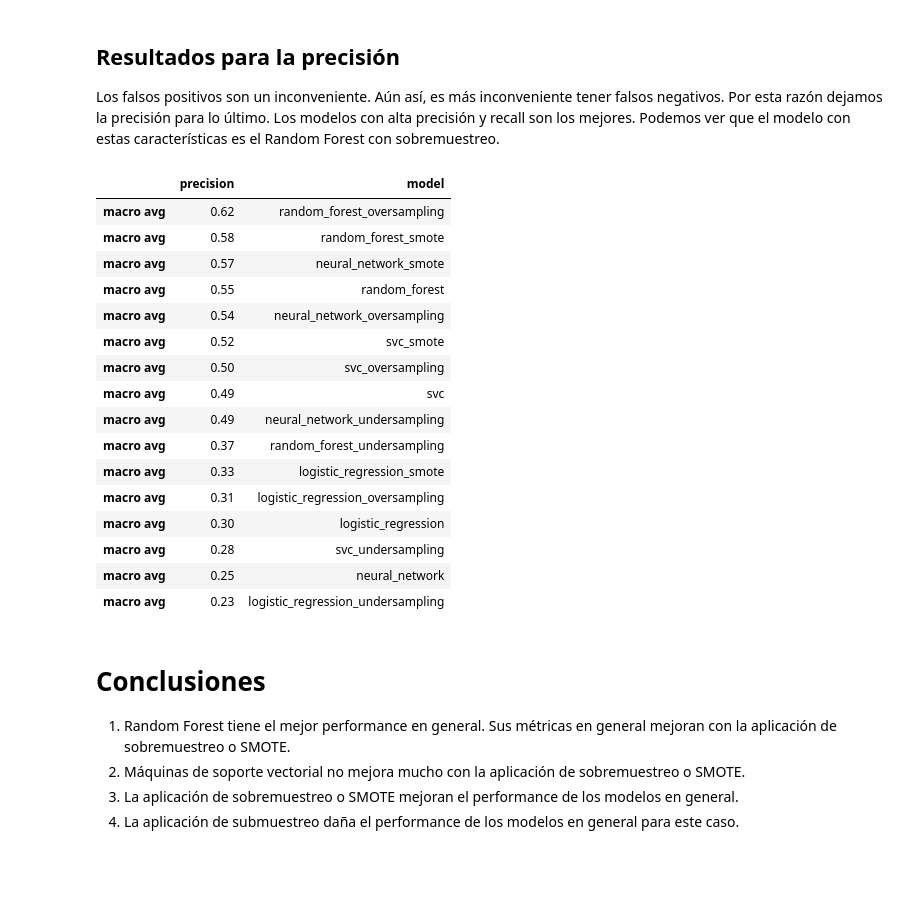
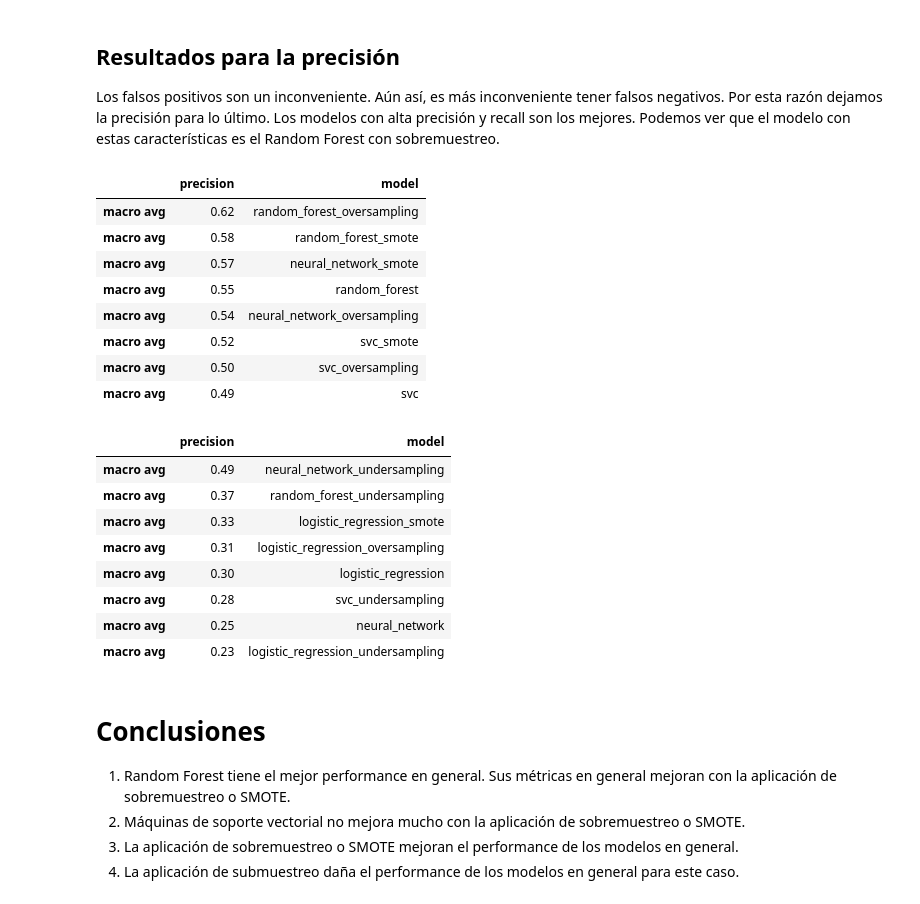
Before and after one commit to CesarArroyo09/predictive-maintenance-milling, a Jupyter notebook: experiments.ipynb, the cells around one changed output. Drawn from its saved outputs; the diff is of its cells as text; code cells hidden in the pictures; blank space fills up the shorter version.

```diff
--- a/experiments.ipynb
+++ b/experiments.ipynb
@@ -294,26 +306,33 @@ Los falsos positivos son un inconveniente. Aún así, es más inconveniente tene
 # %%
 display(
     results_total[results_total.index == 'macro avg']\
-        .sort_values(by='precision', ascending=False)[['precision', 'model']].round(2)
+        .sort_values(by='precision', ascending=False)[['precision', 'model']].round(2).iloc[0:8]
 )
 # %% [output]
 |  | precision | model |
 | macro avg | 0.62 | random_forest_oversampling |
 | macro avg | 0.58 | random_forest_smote |
 | macro avg | 0.57 | neural_network_smote |
 | macro avg | 0.55 | random_forest |
 | macro avg | 0.54 | neural_network_oversampling |
 | macro avg | 0.52 | svc_smote |
 | macro avg | 0.50 | svc_oversampling |
 | macro avg | 0.49 | svc |
-| macro avg | 0.49 | neural_network_undersampling |
-| macro avg | 0.37 | random_forest_undersampling |
-| macro avg | 0.33 | logistic_regression_smote |
-| macro avg | 0.31 | logistic_regression_oversampling |
-| macro avg | 0.30 | logistic_regression |
-| macro avg | 0.28 | svc_undersampling |
-| macro avg | 0.25 | neural_network |
-| macro avg | 0.23 | logistic_regression_undersampling |
+# %%
+display(
+    results_total[results_total.index == 'macro avg']\
+        .sort_values(by='precision', ascending=False)[['precision', 'model']].round(2).iloc[8:16]
+)
+# %% [output]
+|  | precision | model |
+| macro avg | 0.49 | neural_network_undersampling |
+| macro avg | 0.37 | random_forest_undersampling |
+| macro avg | 0.33 | logistic_regression_smote |
+| macro avg | 0.31 | logistic_regression_oversampling |
+| macro avg | 0.30 | logistic_regression |
+| macro avg | 0.28 | svc_undersampling |
+| macro avg | 0.25 | neural_network |
+| macro avg | 0.23 | logistic_regression_undersampling |
 # %% [markdown]
 # Conclusiones
 
```
Also changed, not shown: parts of 14 cells of this notebook, 2 other files.
